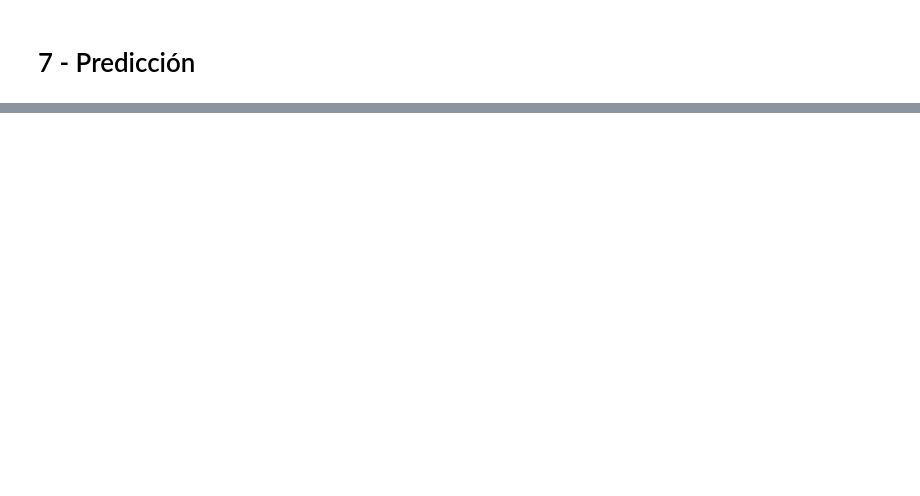
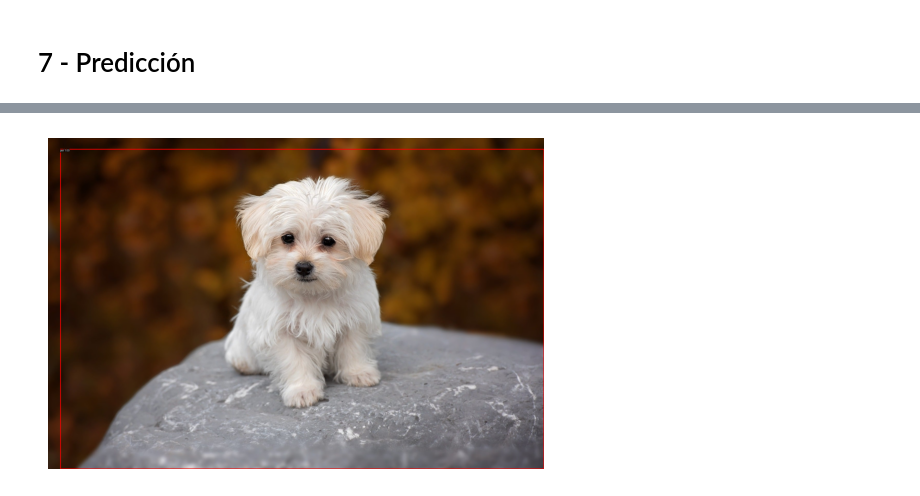
Before and after one commit to bartolomeoadrian/computer-vision, a Jupyter notebook: 08_fast_rcnn.ipynb, the cells around one changed output, grey strips where cells are left out. Saved outputs shown, nothing was run; the diff lists cells and outputs as text; code cells hidden in the pictures; blank space fills up the shorter version.

```diff
--- a/08_fast_rcnn.ipynb
+++ b/08_fast_rcnn.ipynb
@@ -140,0 +66,20 @@ Model ready
+# %%
+try:
+    from torchvision.models.detection import FasterRCNN_MobileNet_V3_Large_FPN_Weights
+    weights=FasterRCNN_MobileNet_V3_Large_FPN_Weights.DEFAULT
+except: weights="DEFAULT"
+
+model=fasterrcnn_mobilenet_v3_large_fpn(weights=weights)
+in_feats=model.roi_heads.box_predictor.cls_score.in_features
+model.roi_heads.box_predictor=FastRCNNPredictor(in_feats,2)
+
+for p in model.backbone.parameters(): p.requires_grad=False
+for a,v in dict(
+    pre_nms_top_n_train=50, pre_nms_top_n_test=50,
+    post_nms_top_n_train=50, post_nms_top_n_test=50,
+    batch_size_per_image=32
+).items():
+    if hasattr(model.rpn,a): setattr(model.rpn,a,v)
+model.roi_heads.batch_size_per_image=64
+
+model=model.to(DEV)
@@ -265,0 +144,37 @@ plt.show()
+# %%
+image_url = "https://www.aon.es/personales/seguro-perro-gato/wp-content/uploads/sites/2/2021/04/bichon-maltes.jpg"
+response = requests.get(image_url)
+with open("sample.jpg", "wb") as f:
+    f.write(response.content)
+
+img = cv2.imread("sample.jpg")
+img_rgb = cv2.cvtColor(img, cv2.COLOR_BGR2RGB)
+
+img_tensor = F.to_tensor(img_rgb).unsqueeze(0).to(DEV)
+
+model.eval()
+with torch.no_grad():
+    pred = model(img_tensor)[0]
+
+score_thr = 0.5
+boxes = pred["boxes"].cpu().numpy()
+scores = pred["scores"].cpu().numpy()
+labels = pred["labels"].cpu().numpy()
+
+keep = scores >= score_thr
+
+im = Image.fromarray(img_rgb)
+draw = ImageDraw.Draw(im)
+font = ImageFont.load_default()
+
+for box, score, lab in zip(boxes[keep], scores[keep], labels[keep]):
+    x1,y1,x2,y2 = box
+    draw.rectangle([x1,y1,x2,y2], outline=(255,0,0), width=3)
+    draw.text((x1,y1), f"pet {score:.2f}", fill=(255,255,255), font=font,
+              stroke_width=2, stroke_fill=(0,0,0))
+
+plt.imshow(im)
+plt.axis("off")
+plt.show()
+# %% [output]
+[figure, added]
```
Also changed, not shown: parts of 12 cells of this notebook.
